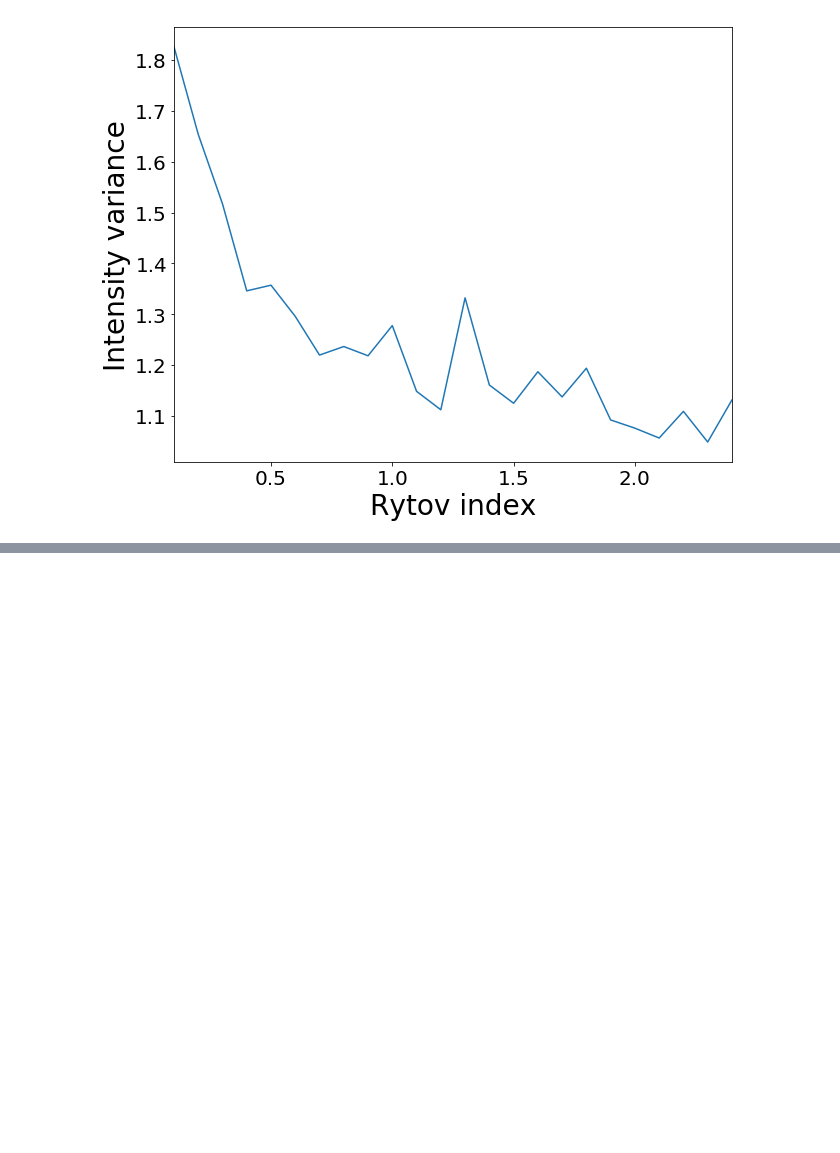
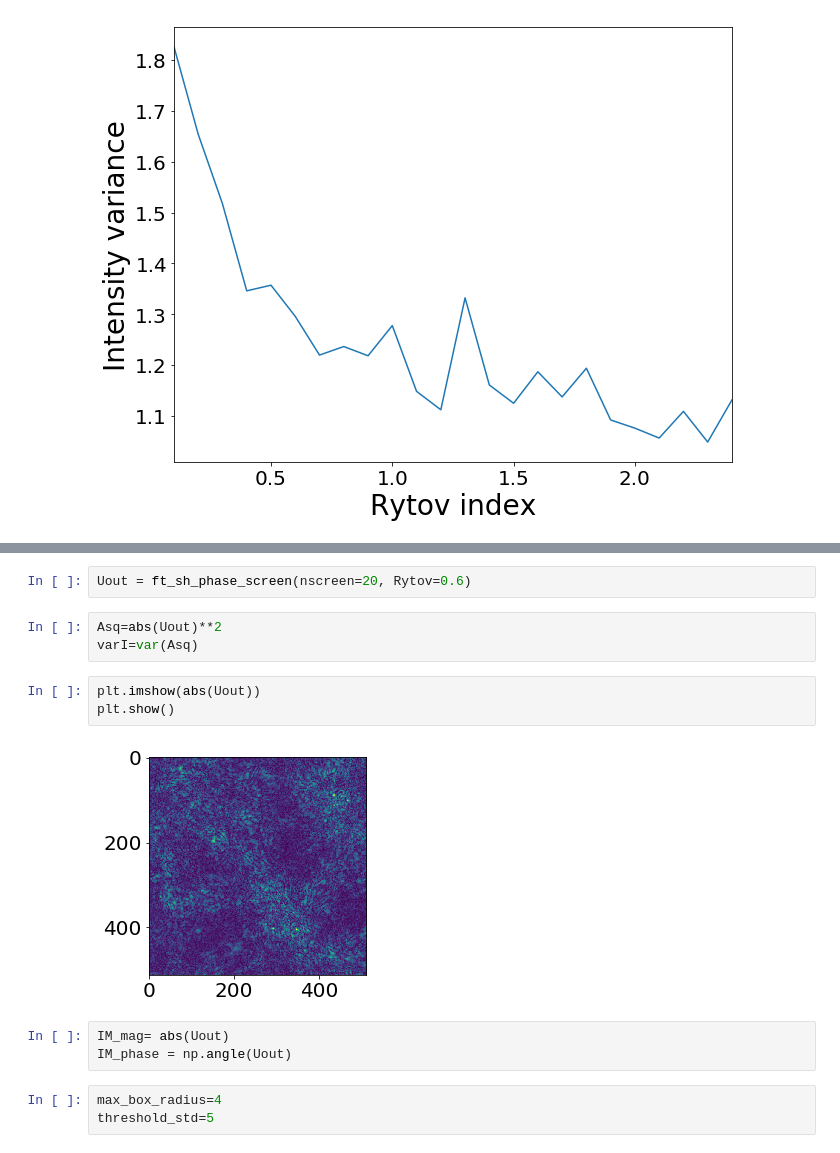
Before and after one commit to jamunozlab/turbulence, a Jupyter notebook: turbsim/Translation1.ipynb, the cells around one changed output, grey strips where cells are left out. Cells and saved outputs as stored; diff of their text form; blank space fills up the shorter version.

```diff
--- a/turbsim/Translation1.ipynb
+++ b/turbsim/Translation1.ipynb
@@ -329,0 +396,16 @@ Text(0, 0.5, 'Intensity variance')
+# %%
+Uout = ft_sh_phase_screen(nscreen=20, Rytov=0.6)
+# %%
+Asq=abs(Uout)**2
+varI=var(Asq)
+# %%
+plt.imshow(abs(Uout))
+plt.show()
+# %% [output]
+[figure, added]
+# %%
+IM_mag= abs(Uout)
+IM_phase = np.angle(Uout)
+# %%
+max_box_radius=4
+threshold_std=5
```
Also changed, not shown: parts of 13 cells of this notebook, 3 other files.
